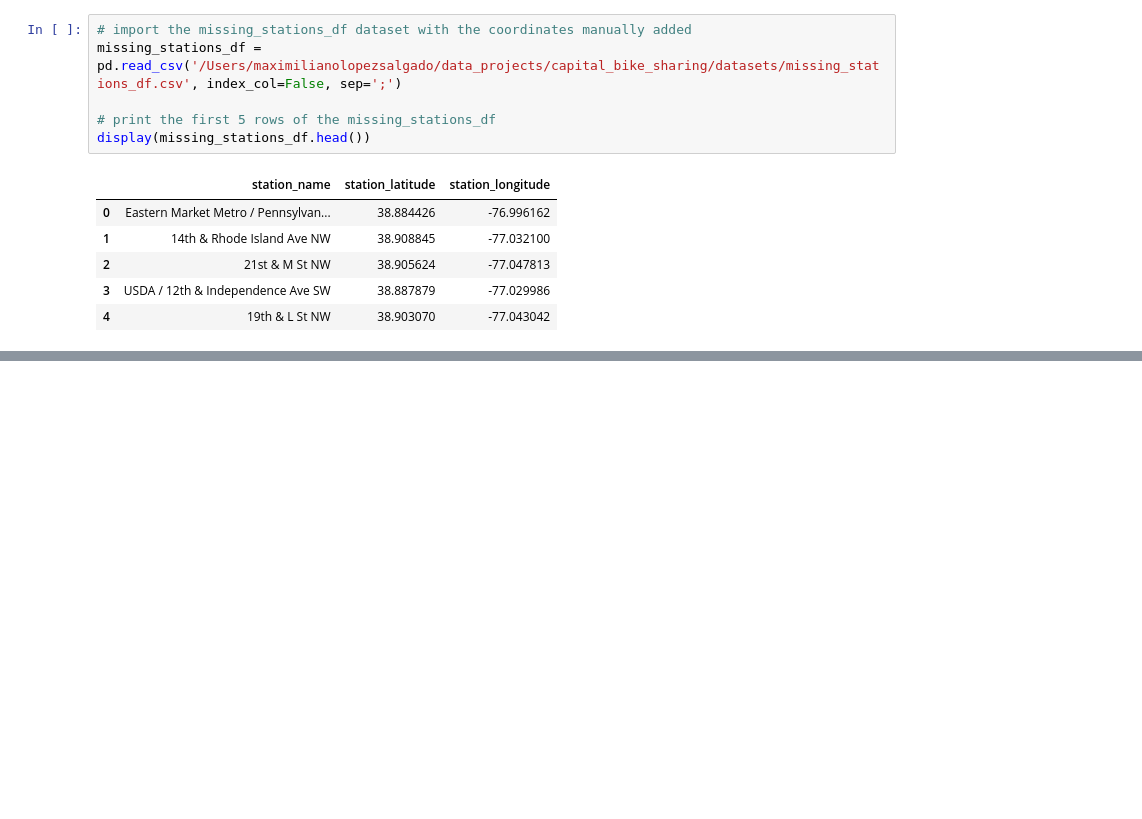
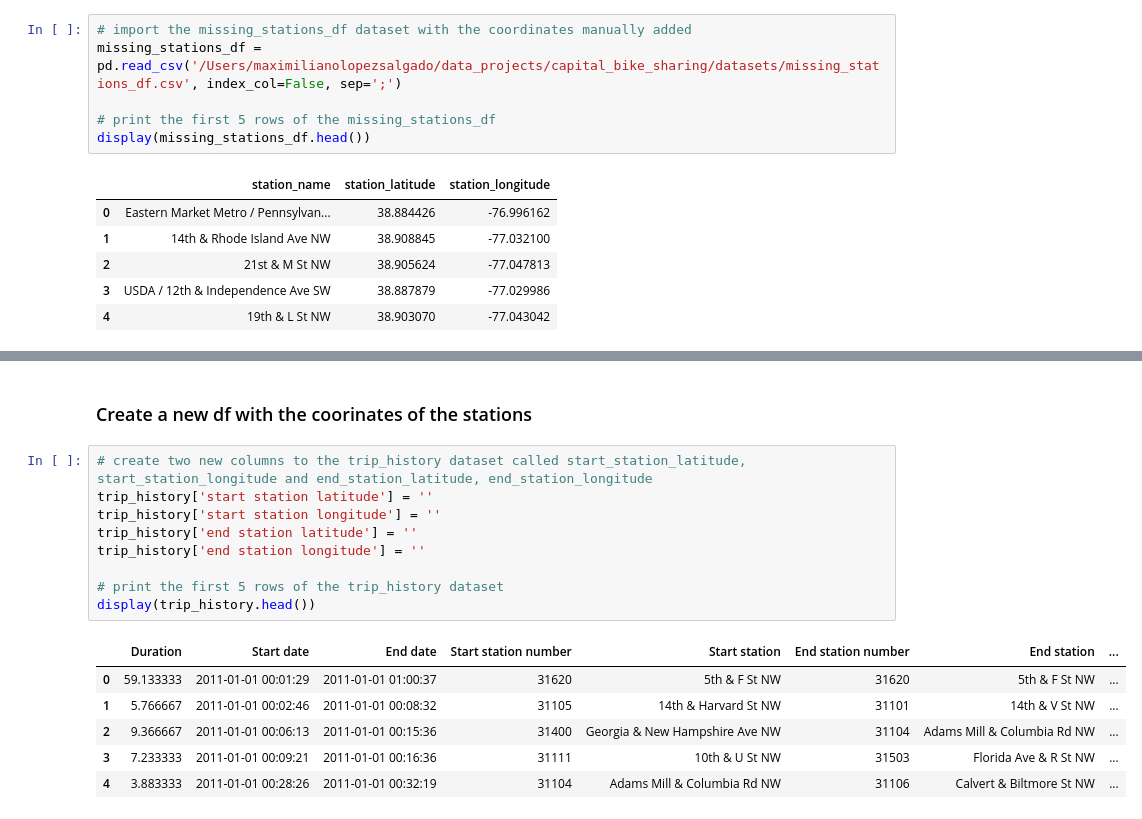
Before and after one commit to MaxLopezSalgado/capital_bike_sharing, a Jupyter notebook: data_wrangling/data_wrangling.ipynb, the cells around one changed output, grey strips where cells are left out. Drawn from its saved outputs; the diff is of its cells as text; blank space fills up the shorter version.

```diff
--- a/data_wrangling/data_wrangling.ipynb
+++ b/data_wrangling/data_wrangling.ipynb
@@ -888,0 +929,18 @@ display(missing_stations_df.head())
+# %% [markdown]
+### Create a new df with the coorinates of the stations
+# %%
+# create two new columns to the trip_history dataset called start_station_latitude, start_station_longitude and end_station_latitude, end_station_longitude
+trip_history['start station latitude'] = ''
+trip_history['start station longitude'] = ''
+trip_history['end station latitude'] = ''
+trip_history['end station longitude'] = ''
+
+# print the first 5 rows of the trip_history dataset
+display(trip_history.head())
+# %% [output]
+|  | Duration | Start date | End date | Start station number | Start station | End station number | End station | ... |
+| 0 | 59.133333 | 2011-01-01 00:01:29 | 2011-01-01 01:00:37 | 31620 | 5th & F St NW | 31620 | 5th & F St NW | ... |
+| 1 | 5.766667 | 2011-01-01 00:02:46 | 2011-01-01 00:08:32 | 31105 | 14th & Harvard St NW | 31101 | 14th & V St NW | ... |
+| 2 | 9.366667 | 2011-01-01 00:06:13 | 2011-01-01 00:15:36 | 31400 | Georgia & New Hampshire Ave NW | 31104 | Adams Mill & Columbia Rd NW | ... |
+| 3 | 7.233333 | 2011-01-01 00:09:21 | 2011-01-01 00:16:36 | 31111 | 10th & U St NW | 31503 | Florida Ave & R St NW | ... |
+| 4 | 3.883333 | 2011-01-01 00:28:26 | 2011-01-01 00:32:19 | 31104 | Adams Mill & Columbia Rd NW | 31106 | Calvert & Biltmore St NW | ... |
```
Also changed, not shown: parts of 15 cells of this notebook.
